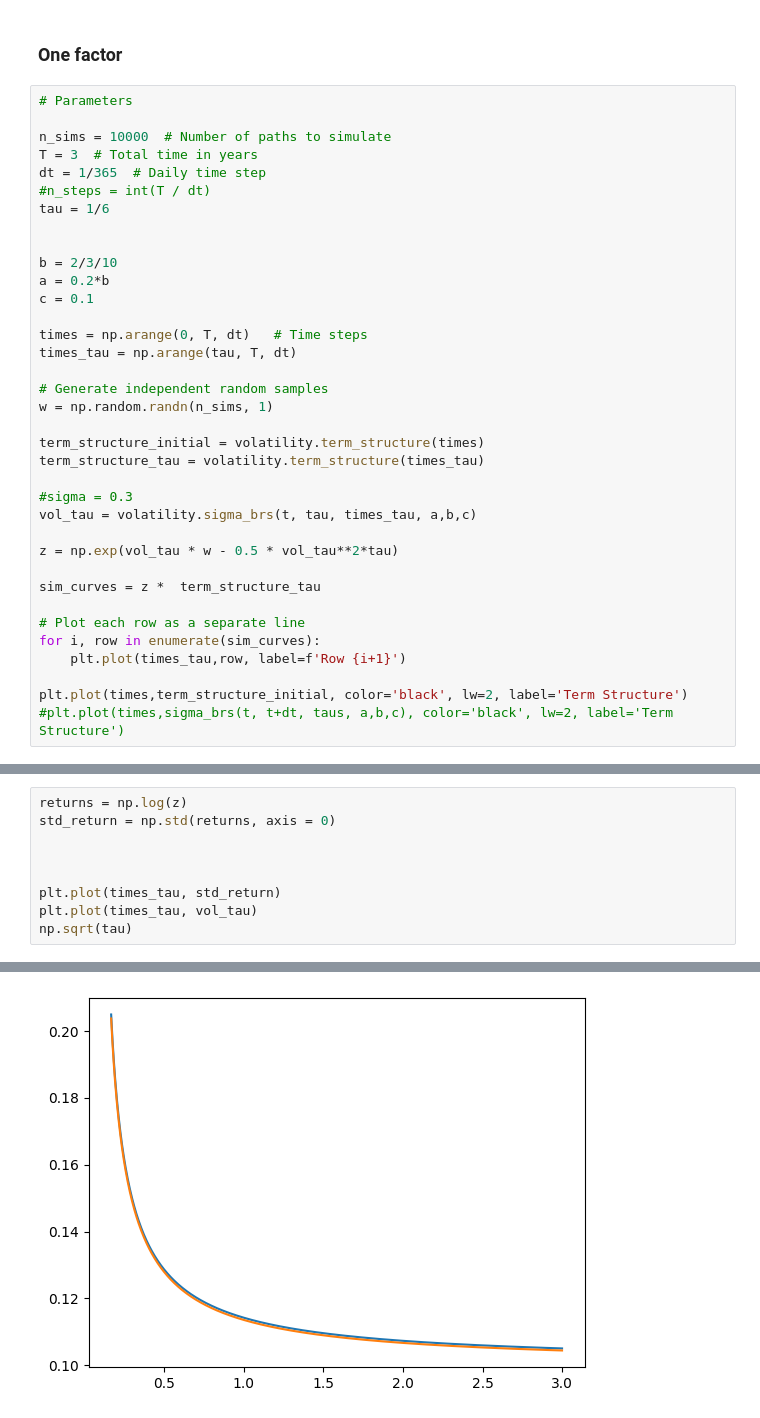
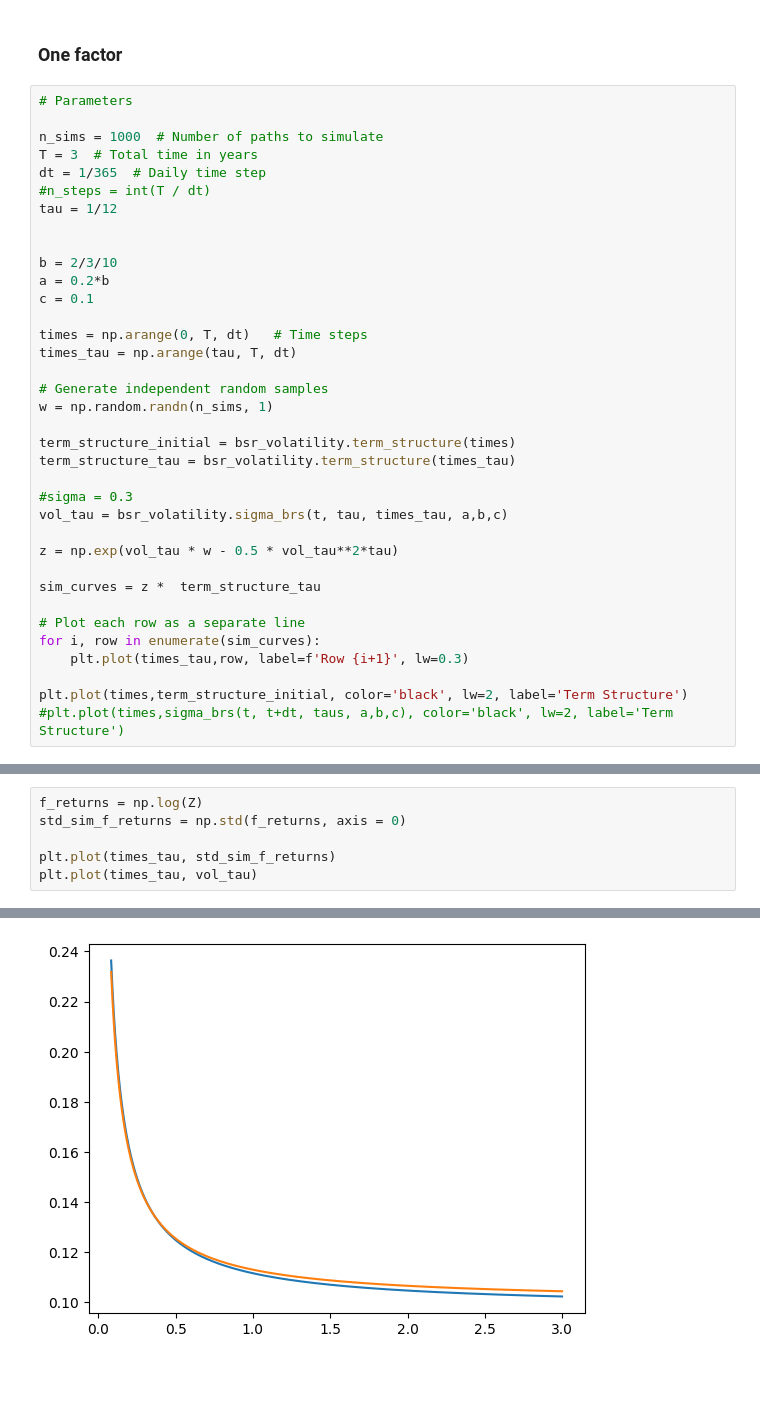
Before and after one commit to bmyksvoll/curves, a Jupyter notebook: bsr_simulation.ipynb, the cells around one changed output, grey strips where cells are left out. Cells and saved outputs as stored; diff of their text form; blank space fills up the shorter version.

```diff
--- a/bsr_simulation.ipynb
+++ b/bsr_simulation.ipynb
@@ -111,11 +111,11 @@ SumVariance:0.45932676828534064
 # %%
 # Parameters
 
-n_sims = 10000  # Number of paths to simulate
+n_sims = 1000  # Number of paths to simulate
 T = 3  # Total time in years
 dt = 1/365  # Daily time step
 #n_steps = int(T / dt)
-tau = 1/6
+tau = 1/12
 
 
 b = 2/3/10
@@ -128,11 +128,11 @@ times_tau = np.arange(tau, T, dt)
 # Generate independent random samples
 w = np.random.randn(n_sims, 1)
 
-term_structure_initial = volatility.term_structure(times)
-term_structure_tau = volatility.term_structure(times_tau)
+term_structure_initial = bsr_volatility.term_structure(times)
+term_structure_tau = bsr_volatility.term_structure(times_tau)
 
 #sigma = 0.3
-vol_tau = volatility.sigma_brs(t, tau, times_tau, a,b,c)
+vol_tau = bsr_volatility.sigma_brs(t, tau, times_tau, a,b,c)
 
 z = np.exp(vol_tau * w - 0.5 * vol_tau**2*tau)
 
@@ -140,7 +140,7 @@ sim_curves = z *  term_structure_tau
 
 # Plot each row as a separate line
 for i, row in enumerate(sim_curves):
-    plt.plot(times_tau,row, label=f'Row {i+1}')
+    plt.plot(times_tau,row, label=f'Row {i+1}', lw=0.3)
 
 plt.plot(times,term_structure_initial, color='black', lw=2, label='Term Structure')
 #plt.plot(times,sigma_brs(t, t+dt, taus, a,b,c), color='black', lw=2, label='Term Structure')
@@ -152,11 +205,8 @@ plt.plot(times,term_structure_initial, color='black', lw=2, label='Term Structur
 Note that it needs 10000 simulation to fit volatility accurately
 # %%
-returns = np.log(z)
-std_return = np.std(returns, axis = 0)
+f_returns = np.log(Z)
+std_sim_f_returns = np.std(f_returns, axis = 0)
 
-
-
-plt.plot(times_tau, std_return)
+plt.plot(times_tau, std_sim_f_returns)
 plt.plot(times_tau, vol_tau)
-np.sqrt(tau)
 # %% [output]
@@ -164 +214 @@ np.sqrt(tau)
-[figure, old version]
+[figure, new version]
```
Also changed, not shown: parts of 11 cells of this notebook, 4 other files.
